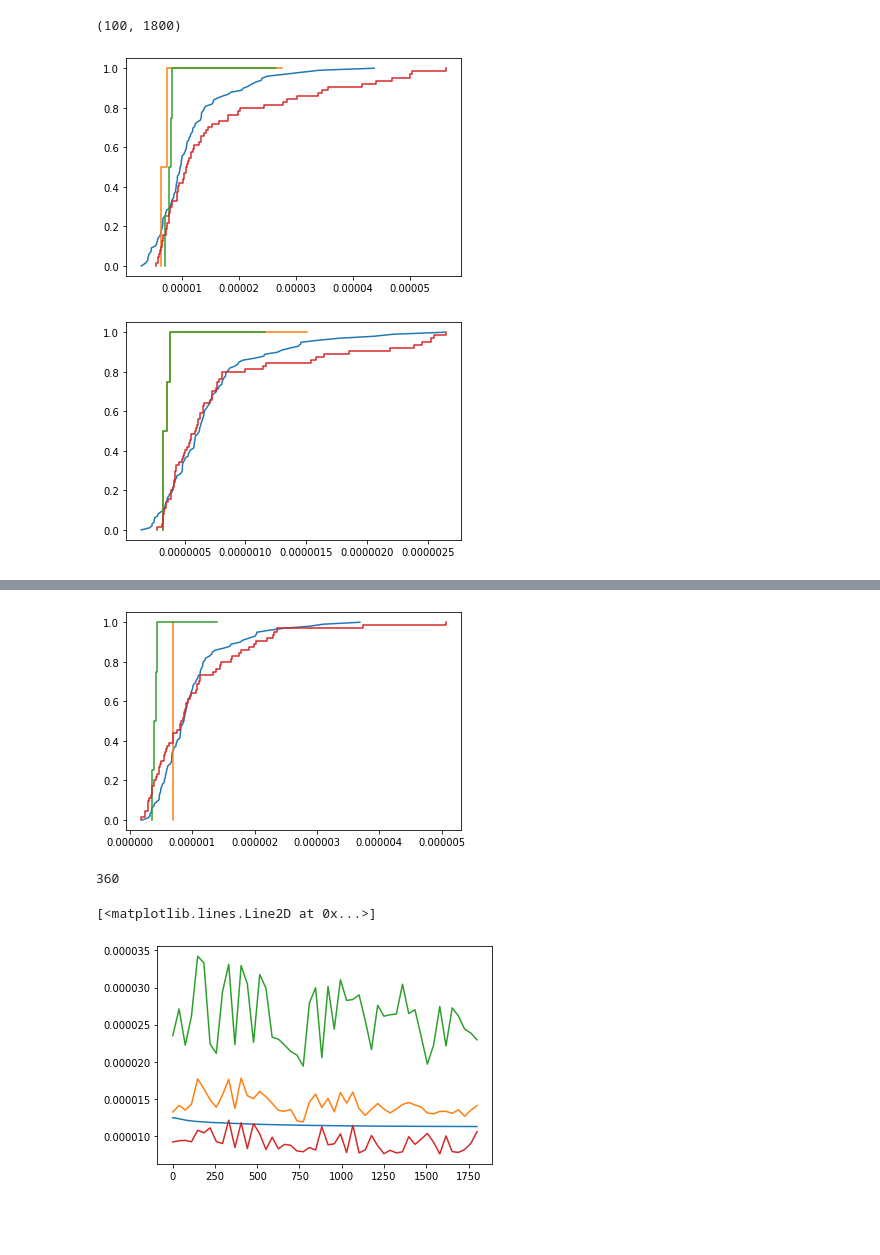
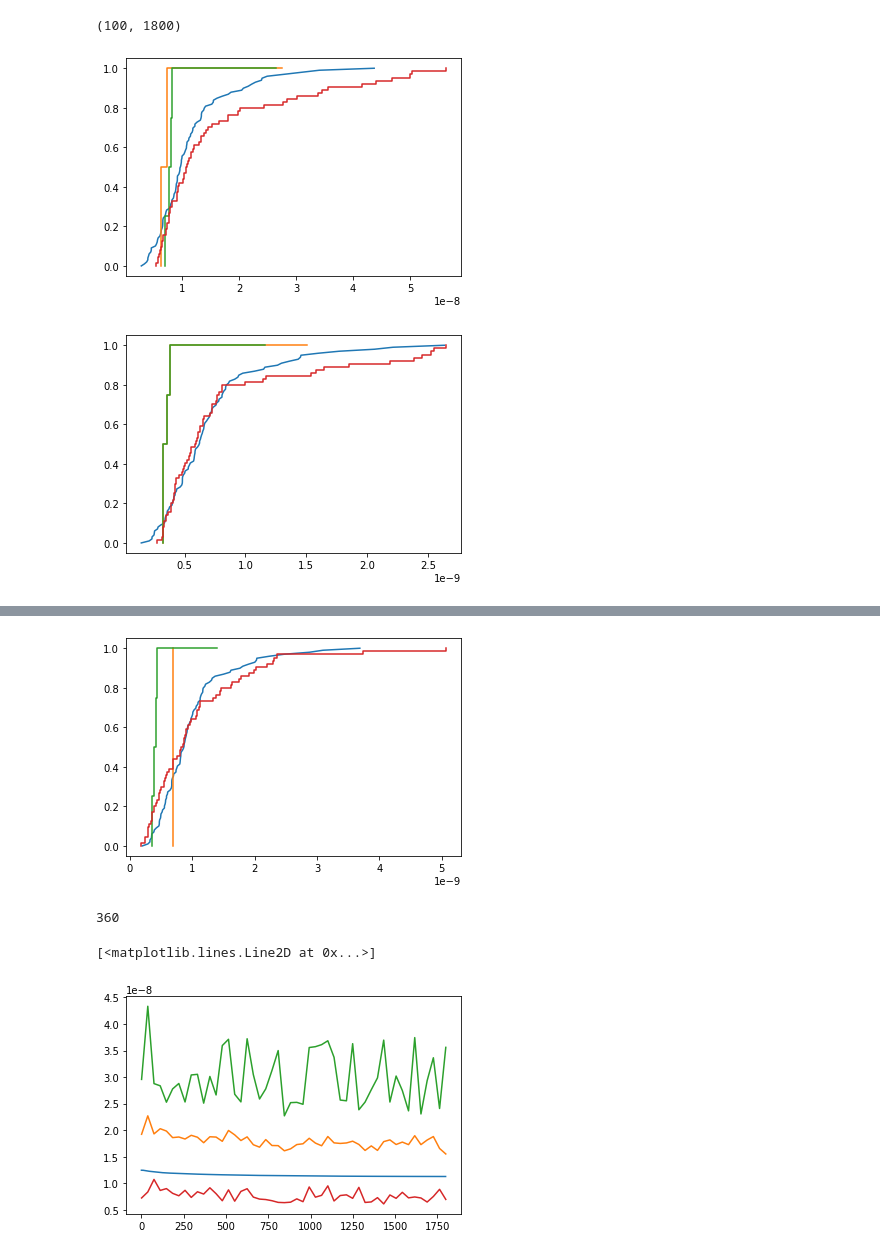
Before and after one commit to dbelivanis/Information-Theory-2, a Jupyter notebook: Optimization/check.ipynb, the cells around one changed output, grey strips where cells are left out. Cells and saved outputs as stored; diff of their text form; code cells hidden in the pictures; blank space fills up the shorter version.

```diff
--- a/Optimization/check.ipynb
+++ b/Optimization/check.ipynb
@@ -29,15 +29,15 @@ p = p.reshape([-1,N_k])
 
 N_epoch = p.shape[0]
 
-q_x = np.loadtxt(f"{result_loc}{run_name}q_x.txt")
+q_x = np.loadtxt(f"{result_loc}{run_name}q_x.txt")/1000
 q_x = q_x.reshape([N_epoch,N_k,-1])
-q_y = np.loadtxt(f"{result_loc}{run_name}q_y.txt")
+q_y = np.loadtxt(f"{result_loc}{run_name}q_y.txt")/1000
 q_y = q_y.reshape([N_epoch,N_k,-1])
-k_x = np.loadtxt(f"{result_loc}{run_name}k_x.txt")
+k_x = np.loadtxt(f"{result_loc}{run_name}k_x.txt")/1000
 k_x = k_x.reshape([N_epoch,N_k,-1])
-k_y = np.loadtxt(f"{result_loc}{run_name}k_y.txt")
+k_y = np.loadtxt(f"{result_loc}{run_name}k_y.txt")/1000
 k_y = k_y.reshape([N_epoch,N_k,-1])
-k_xy = np.loadtxt(f"{result_loc}{run_name}k_xy.txt")
+k_xy = np.loadtxt(f"{result_loc}{run_name}k_xy.txt")/1000
 k_xy = k_xy.reshape([N_epoch,N_k,-1])
 
 lam = np.loadtxt(f"{result_loc}{run_name}lambda.txt")
@@ -100,6 +100,6 @@ plot_cdf(p,q_y,2,3)
 # %%
-q_MC_x = np.loadtxt(f"{train_loc}Q_x_5.txt")
-q_MC_y = np.loadtxt(f"{train_loc}Q_y_5.txt")
+q_MC_x = np.loadtxt(f"{train_loc}Q_x_5.txt")/1000
+q_MC_y = np.loadtxt(f"{train_loc}Q_y_5.txt")/1000
 # %%
 q_MC_x.shape
 # %% [output]
@@ -122,7 +122,7 @@ plot_cdf(p,q_x,time_step,7)
 
 plot_cdf(p,q_x,time_step,24)
 # %% [output]
-[figure, old version]
+[figure, new version]
 # %%
 Q_MC = q_MC_y[:,ii]
 
@@ -134,7 +134,7 @@ plot_cdf(p,q_y,time_step,11)
 plot_cdf(p,q_y,time_step,10)
 plot_cdf(p,q_y,time_step,24)
 # %% [output]
-[figure, old version]
+[figure, new version]
 # %%
 p[23,:]
 # %% [output]
@@ -172,7 +172,7 @@ plot_cdf(p,q_y,time_step,8)
 
 plot_cdf(p,q_y,time_step,60)
 # %% [output]
-[figure, old version]
+[figure, new version]
 # %%
 Q_MC = q_MC_x[:,ii]
 # %%
@@ -185,13 +185,13 @@ ii
 360
 # %%
 
-epoch = 6
+epoch = 20
 
 plt.plot(q_MC_x.mean(axis=0))
 plt.plot(np.linspace(1,1800,N_steps),np.inner(q_x[epoch,:,:].T,p[epoch,:]))
 plt.plot(np.linspace(1,1800,N_steps),q_x[epoch,0:4,:].max(axis=0))
 plt.plot(np.linspace(1,1800,N_steps),q_x[epoch,0:4,:].min(axis=0))
 # %% [output]
 [<matplotlib.lines.Line2D at 0x...>]
-[figure, old version]
+[figure, new version]
 # %%
```
Also changed, not shown: parts of 7 cells of this notebook, 4 other files.
